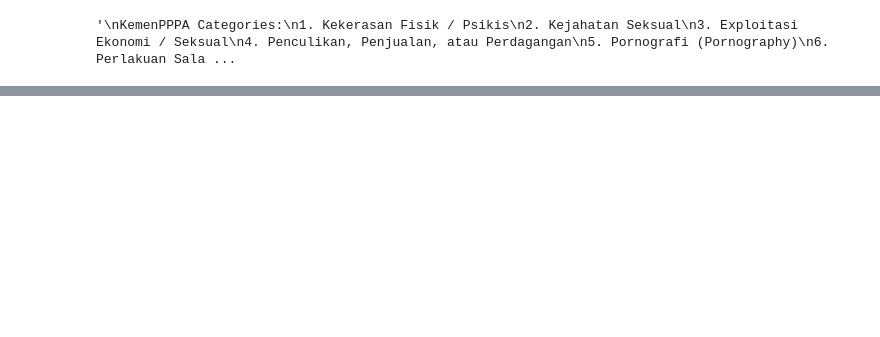
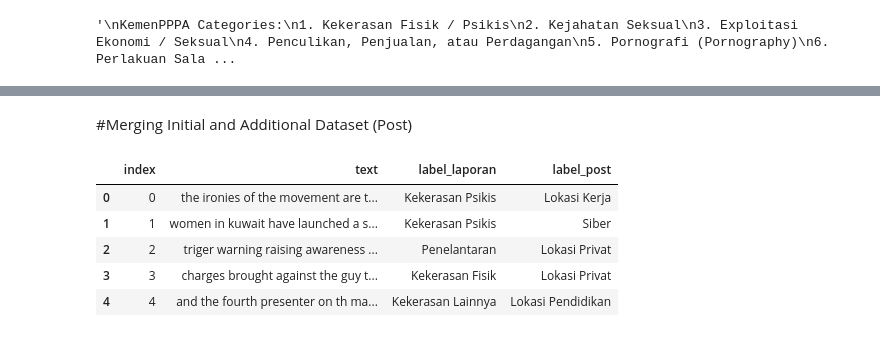
Before and after one commit to aulia-nrp/NLP-using-TensorFlow, a Jupyter notebook: Data_Labelling_B21_CAP0194.ipynb, the cells around one changed output, grey strips where cells are left out. Cells and saved outputs as stored; diff of their text form; code cells hidden in the pictures; blank space fills up the shorter version.

Commit message:
Merging Initial and Additional Dataset, Reformatting Code

```diff
--- a/Data_Labelling_B21_CAP0194.ipynb
+++ b/Data_Labelling_B21_CAP0194.ipynb
@@ -249,3 +266,16 @@ df_labelled['text'] = df['text']
 df_labelled['label_laporan'] = df['label_laporan']
 df_labelled['label_post'] = df['label_post']
 df_labelled.to_csv("capstonetweetlabelled.csv", index=False)
+# %% [markdown]
+#Merging Initial and Additional Dataset (Post)
+# %%
+#Read Initial Dataset
+df_initial = pd.read_csv("capstonetweetlabelled.csv")
+df_initial.head()
+# %% [output]
+|  | index | text | label_laporan | label_post |
+| 0 | 0 | the ironies of the movement are t... | Kekerasan Psikis | Lokasi Kerja |
+| 1 | 1 | women in kuwait have launched a s... | Kekerasan Psikis | Siber |
+| 2 | 2 | triger warning raising awareness ... | Penelantaran | Lokasi Privat |
+| 3 | 3 | charges brought against the guy t... | Kekerasan Fisik | Lokasi Privat |
+| 4 | 4 | and the fourth presenter on th ma... | Kekerasan Lainnya | Lokasi Pendidikan |
```
Also changed, not shown: parts of 32 cells of this notebook.
